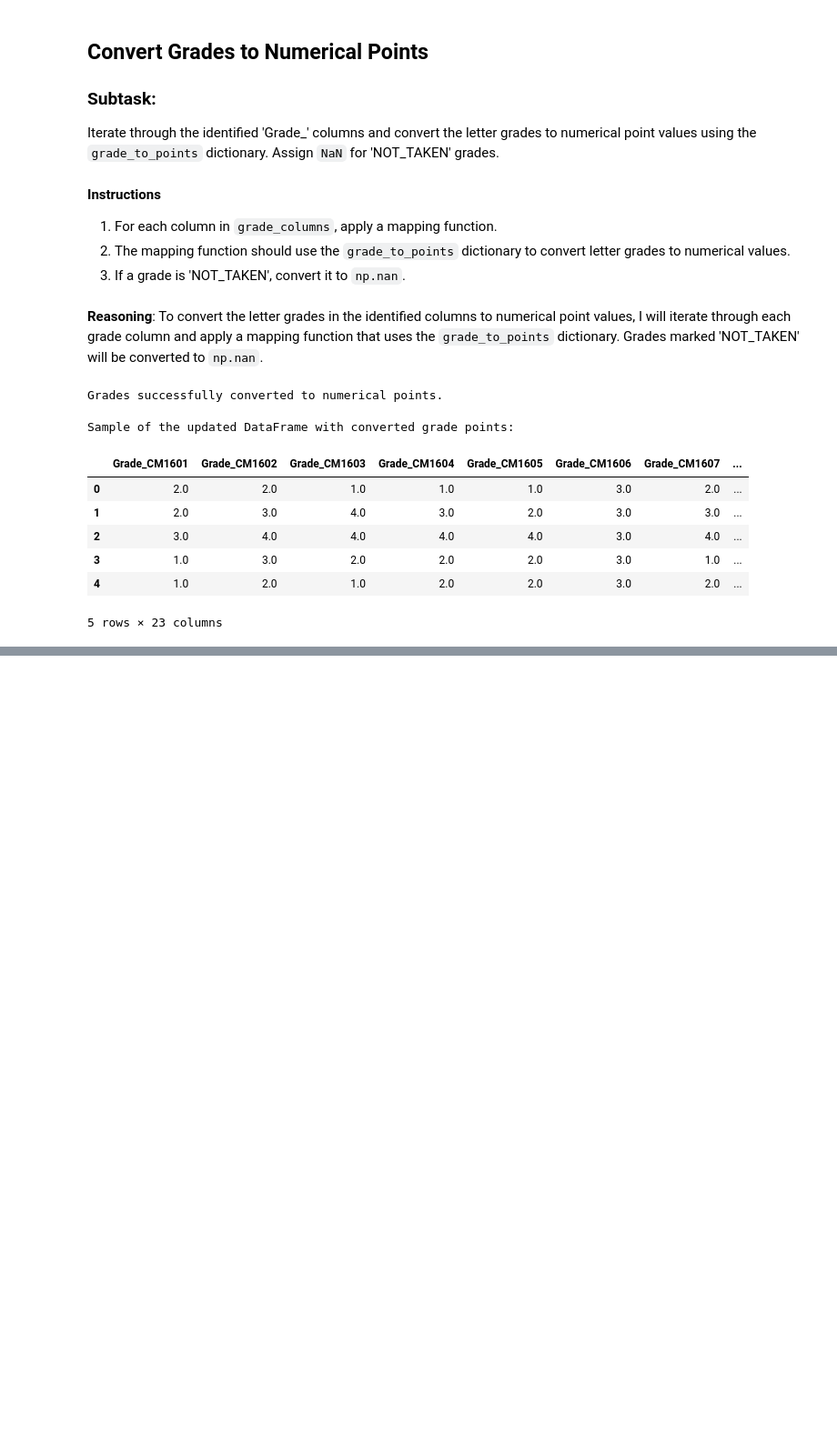
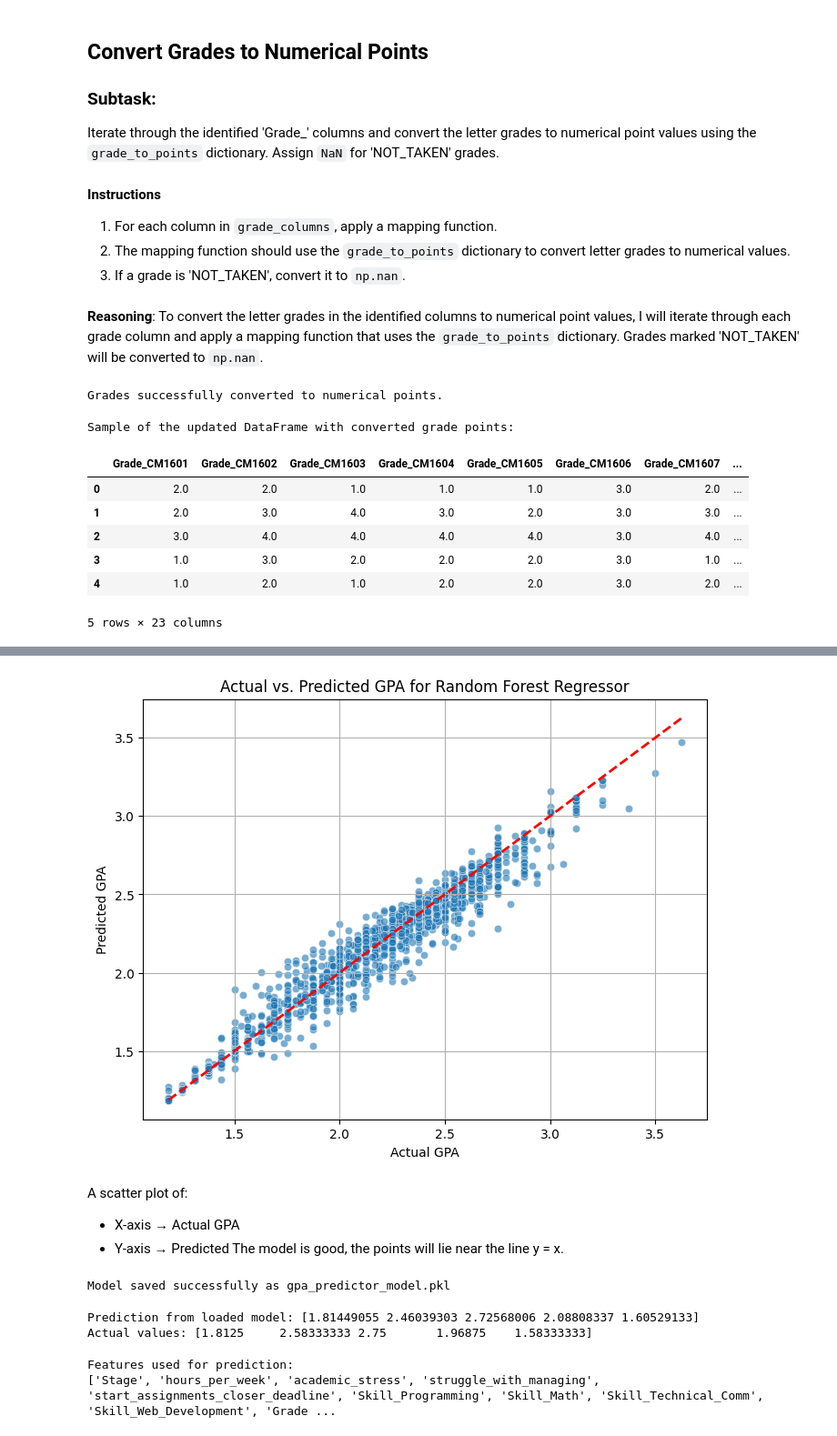
Before and after one commit to Rashilajayasinghe/Customer-Churn-Prediction, a Jupyter notebook: GPACal.ipynb, the cells around one changed output, grey strips where cells are left out. Shown at 91% size. Saved outputs shown, nothing was run; the diff lists cells and outputs as text; code cells hidden in the pictures; blank space fills up the shorter version.

Commit message:
created the Random forest model with hyperparameter tuning

```diff
--- a/GPACal.ipynb
+++ b/GPACal.ipynb
@@ -88,0 +575,2 @@ data.to_csv('processed_data.csv', index=False)
+# %%
+data2 = data2.drop(['Forgetting deadlines or exam dates'], axis=1)
@@ -88,0 +714,11 @@ data.to_csv('processed_data.csv', index=False)
+# %%
+from sklearn.model_selection import train_test_split
+
+# Perform train-test split
+X_train, X_test, y_train, y_test = train_test_split(X, y, test_size=0.2, random_state=42)
+
+print("Data successfully split into training and testing sets.")
+print(f"X_train shape: {X_train.shape}")
+print(f"X_test shape: {X_test.shape}")
+print(f"y_train shape: {y_train.shape}")
+print(f"y_test shape: {y_test.shape}")
@@ -88,0 +731,8 @@ data.to_csv('processed_data.csv', index=False)
+# %%
+# Train the Random Forest Regressor with the optimal parameters
+# Based on cross-validation, min_samples_leaf = 2 performed better.
+# n_estimators = 200 was specified in the initial request.
+rf_model = RandomForestRegressor(n_estimators=200, min_samples_leaf=2, random_state=42)
+rf_model.fit(X_train, y_train)
+
+print("Random Forest model trained successfully on the training data with optimal hyperparameters.")
@@ -88,0 +741,8 @@ data.to_csv('processed_data.csv', index=False)
+# %%
+from sklearn.metrics import r2_score, mean_absolute_error
+
+y_pred = rf_model.predict(X_test)
+
+# 4. Evaluate
+print("R²:", r2_score(y_test, y_pred))
+print("MAE:", mean_absolute_error(y_test, y_pred))
@@ -88,0 +784,50 @@ data.to_csv('processed_data.csv', index=False)
+# %%
+import matplotlib.pyplot as plt
+import seaborn as sns
+
+plt.figure(figsize=(8, 6))
+sns.scatterplot(x=y_test, y=y_pred, alpha=0.6)
+plt.plot([y_test.min(), y_test.max()], [y_test.min(), y_test.max()], color='red', linestyle='--', lw=2)
+plt.xlabel('Actual GPA')
+plt.ylabel('Predicted GPA')
+plt.title('Actual vs. Predicted GPA for Random Forest Regressor')
+plt.grid(True)
+plt.show()
+# %% [output]
+[figure, added]
+# %% [markdown]
+A scatter plot of:
+
+*  X-axis → Actual GPA
+*  Y-axis → Predicted
+The model is good, the points will lie near the line y = x.
+# %%
+import pickle
+
+# Save the trained model
+with open("gpa_predictor_model.pkl", "wb") as file:
+    pickle.dump(rf_model, file)
+
+print("Model saved successfully as gpa_predictor_model.pkl")
+# %% [output]
+Model saved successfully as gpa_predictor_model.pkl
+# %%
+import pickle
+
+# Load the saved model
+with open("gpa_predictor_model.pkl", "rb") as file:
+    loaded_model = pickle.load(file)
+
+# Example: Predict using loaded model
+y_pred_loaded = loaded_model.predict(X_test)
+print("Prediction from loaded model:", y_pred_loaded[:5])
+print("Actual values:", y_test[:5].values)
+# %% [output]
+Prediction from loaded model: [1.81449055 2.46039303 2.72568006 2.08808337 1.60529133]
+Actual values: [1.8125     2.58333333 2.75       1.96875    1.58333333]
+# %%
+print("Features used for prediction:")
+print(X.columns.tolist())
+# %% [output]
+Features used for prediction:
+['Stage', 'hours_per_week', 'academic_stress', 'struggle_with_managing', 'start_assignments_closer_deadline', 'Skill_Programming', 'Skill_Math', 'Skill_Technical_Comm', 'Skill_Web_Development', 'Grade ...
```
Also changed, not shown: parts of 53 cells of this notebook.
